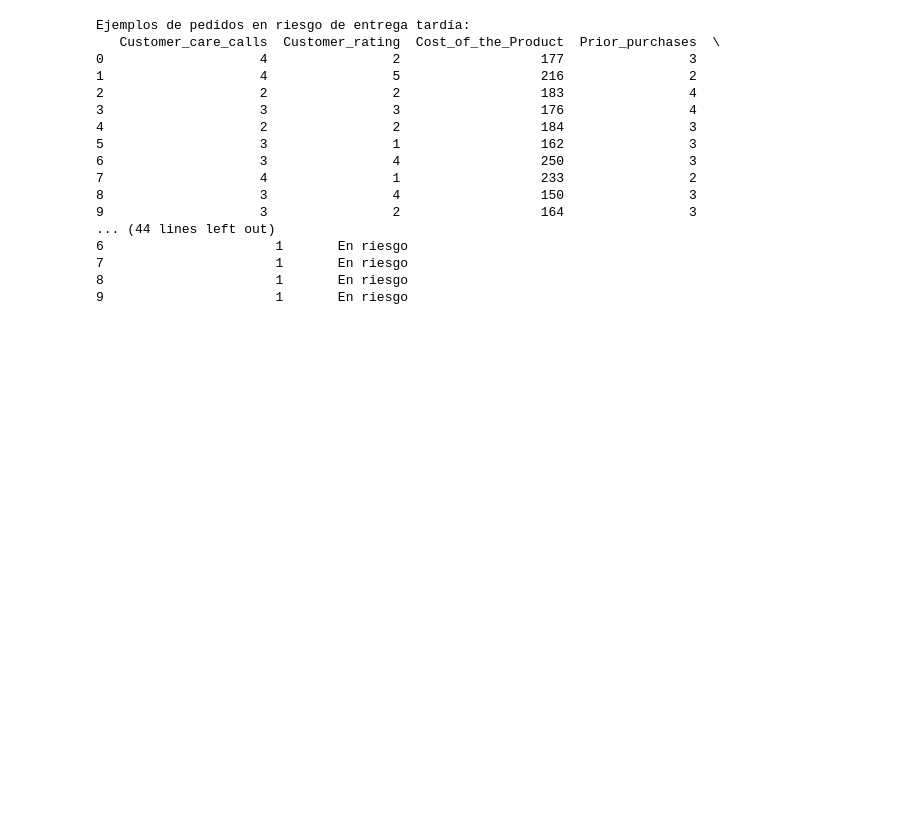
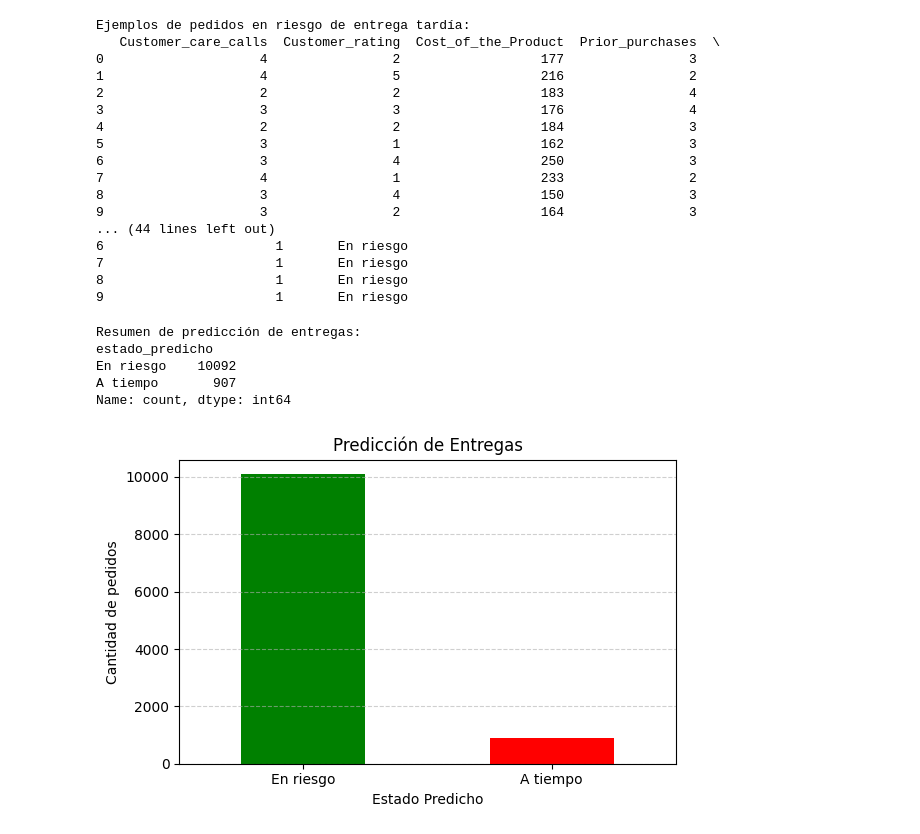
Before and after one commit to gusanitor8/Lab1-MLOps, a Jupyter notebook: randomforest.ipynb, the cells around one changed output. Drawn from its saved outputs; the diff is of its cells as text; code cells hidden in the pictures; blank space fills up the shorter version.

Commit message:
random forest / prediccion de los que podrian llegar tarde

```diff
--- a/randomforest.ipynb
+++ b/randomforest.ipynb
@@ -200,3 +200,30 @@ Ejemplos de pedidos en riesgo de entrega tardía:
 7                      1       En riesgo
 8                      1       En riesgo
 9                      1       En riesgo
+# %%
+# Conteo de predicciones
+conteo_predicciones = df["estado_predicho"].value_counts()
+
+# Mostrar resumen
+print("Resumen de predicción de entregas:")
+print(conteo_predicciones)
+
+# Gráfico de barras para visualización
+import matplotlib.pyplot as plt
+
+plt.figure(figsize=(6,4))
+conteo_predicciones.plot(kind='bar', color=["green", "red"])
+plt.title("Predicción de Entregas")
+plt.xlabel("Estado Predicho")
+plt.ylabel("Cantidad de pedidos")
+plt.xticks(rotation=0)
+plt.grid(axis="y", linestyle="--", alpha=0.6)
+plt.tight_layout()
+plt.show()
+# %% [output]
+Resumen de predicción de entregas:
+estado_predicho
+En riesgo    10092
+A tiempo       907
+Name: count, dtype: int64
+[figure, added]
```
